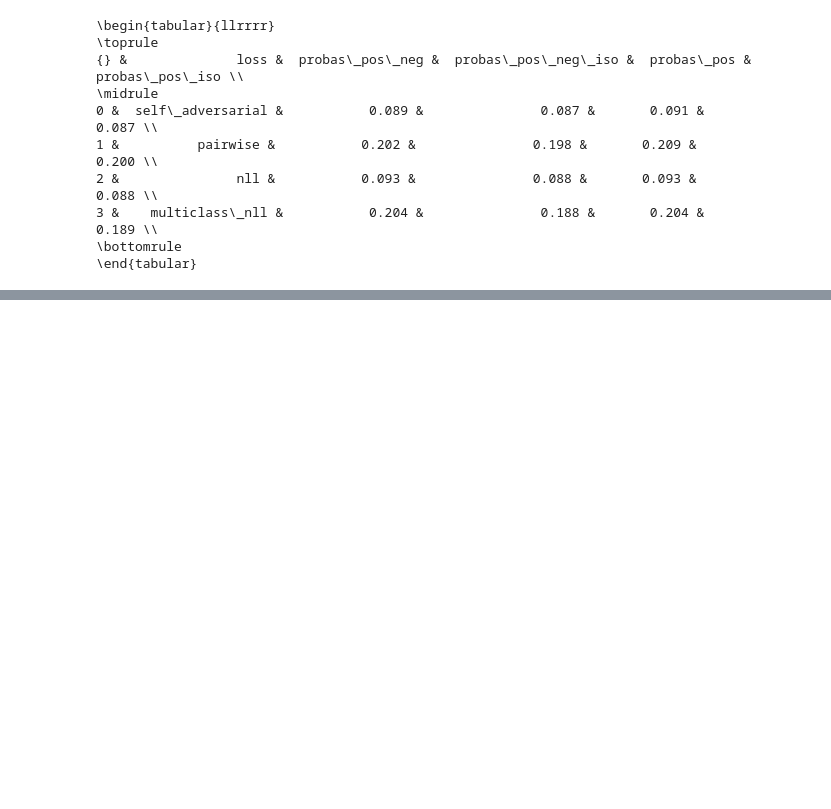
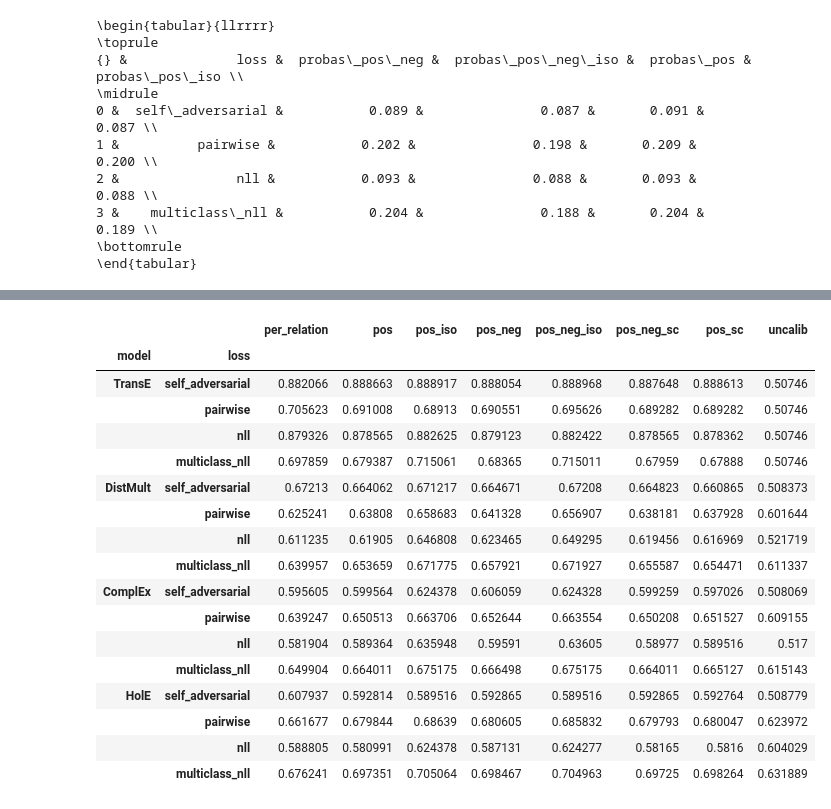
Before and after one commit to Accenture/AmpliGraph, a Jupyter notebook: iclr_paper_notebooks/AmpliGraph Calibration Wordnet11.ipynb, the cells around one changed output, grey strips where cells are left out. Cells and saved outputs as stored; diff of their text form; code cells hidden in the pictures; blank space fills up the shorter version.

```diff
--- a/iclr_paper_notebooks/AmpliGraph Calibration Wordnet11.ipynb
+++ b/iclr_paper_notebooks/AmpliGraph Calibration Wordnet11.ipynb
@@ -448,6 +460,29 @@ print(ll.reset_index()
 3 &    multiclass\_nll &           0.599 &               0.549 &       0.599 &           0.550 \\
 \bottomrule
 \end{tabular}
+# %%
+acc = df[(c for c in df.columns if c.startswith('accuracy'))]
+acc.columns = [c[len("accuracy_"):] for c in acc.columns]
+acc.style.apply(highlight_min, axis=1)
+# %% [output]
+|  |  | per_relation | pos | pos_iso | pos_neg | pos_neg_iso | pos_neg_sc | pos_sc | uncalib |
+| model | loss |  |  |  |  |  |  |  |  |
+| TransE | self_adversarial | 0.882066 | 0.888663 | 0.888917 | 0.888054 | 0.888968 | 0.887648 | 0.888613 | 0.50746 |
+|  | pairwise | 0.705623 | 0.691008 | 0.68913 | 0.690551 | 0.695626 | 0.689282 | 0.689282 | 0.50746 |
+|  | nll | 0.879326 | 0.878565 | 0.882625 | 0.879123 | 0.882422 | 0.878565 | 0.878362 | 0.50746 |
+|  | multiclass_nll | 0.697859 | 0.679387 | 0.715061 | 0.68365 | 0.715011 | 0.67959 | 0.67888 | 0.50746 |
+| DistMult | self_adversarial | 0.67213 | 0.664062 | 0.671217 | 0.664671 | 0.67208 | 0.664823 | 0.660865 | 0.508373 |
+|  | pairwise | 0.625241 | 0.63808 | 0.658683 | 0.641328 | 0.656907 | 0.638181 | 0.637928 | 0.601644 |
+|  | nll | 0.611235 | 0.61905 | 0.646808 | 0.623465 | 0.649295 | 0.619456 | 0.616969 | 0.521719 |
+|  | multiclass_nll | 0.639957 | 0.653659 | 0.671775 | 0.657921 | 0.671927 | 0.655587 | 0.654471 | 0.611337 |
+| ComplEx | self_adversarial | 0.595605 | 0.599564 | 0.624378 | 0.606059 | 0.624328 | 0.599259 | 0.597026 | 0.508069 |
+|  | pairwise | 0.639247 | 0.650513 | 0.663706 | 0.652644 | 0.663554 | 0.650208 | 0.651527 | 0.609155 |
+|  | nll | 0.581904 | 0.589364 | 0.635948 | 0.59591 | 0.63605 | 0.58977 | 0.589516 | 0.517 |
+|  | multiclass_nll | 0.649904 | 0.664011 | 0.675175 | 0.666498 | 0.675175 | 0.664011 | 0.665127 | 0.615143 |
+| HolE | self_adversarial | 0.607937 | 0.592814 | 0.589516 | 0.592865 | 0.589516 | 0.592865 | 0.592764 | 0.508779 |
+|  | pairwise | 0.661677 | 0.679844 | 0.68639 | 0.680605 | 0.685832 | 0.679793 | 0.680047 | 0.623972 |
+|  | nll | 0.588805 | 0.580991 | 0.624378 | 0.587131 | 0.624277 | 0.58165 | 0.5816 | 0.604029 |
+|  | multiclass_nll | 0.676241 | 0.697351 | 0.705064 | 0.698467 | 0.704963 | 0.69725 | 0.698264 | 0.631889 |
 # %%
 print((acc*100).reset_index()
  .query("loss == 'self_adversarial' ")
```
Also changed, not shown: parts of 13 cells of this notebook, 18 other files.
